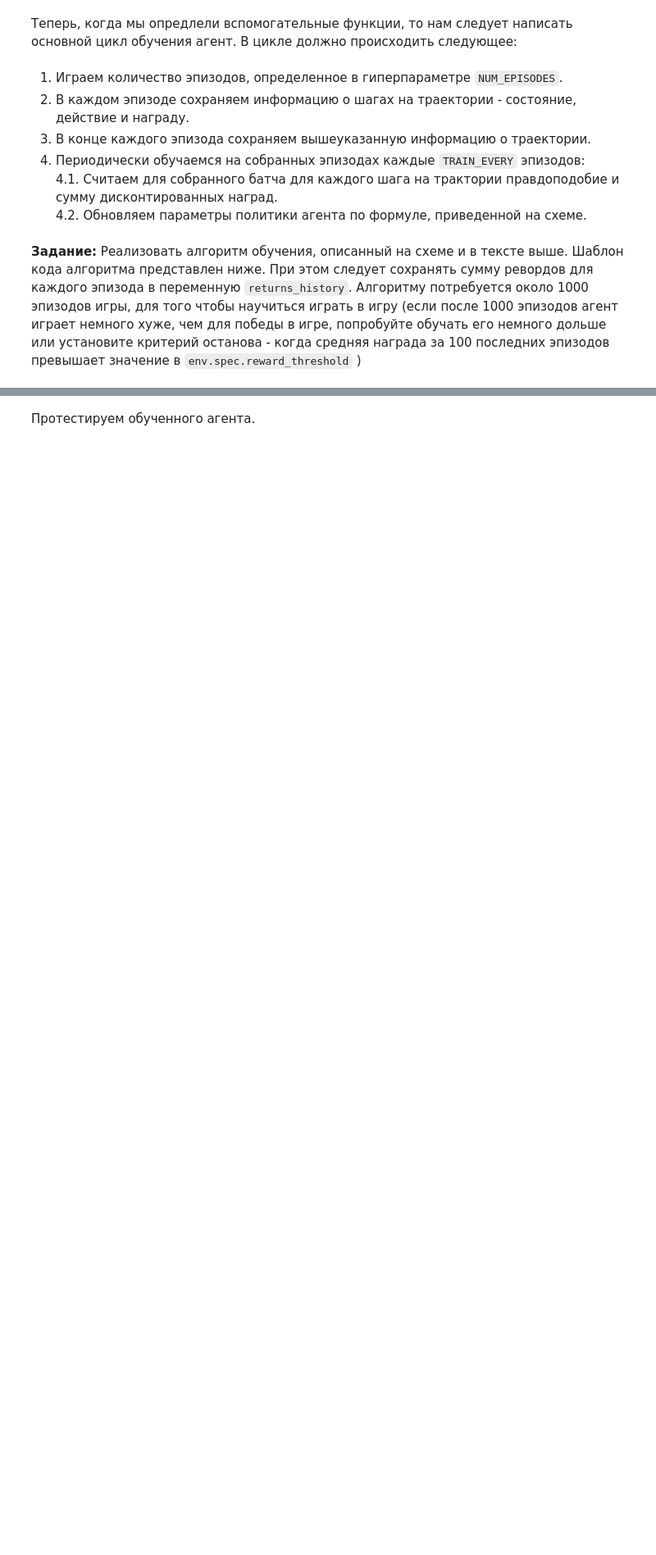
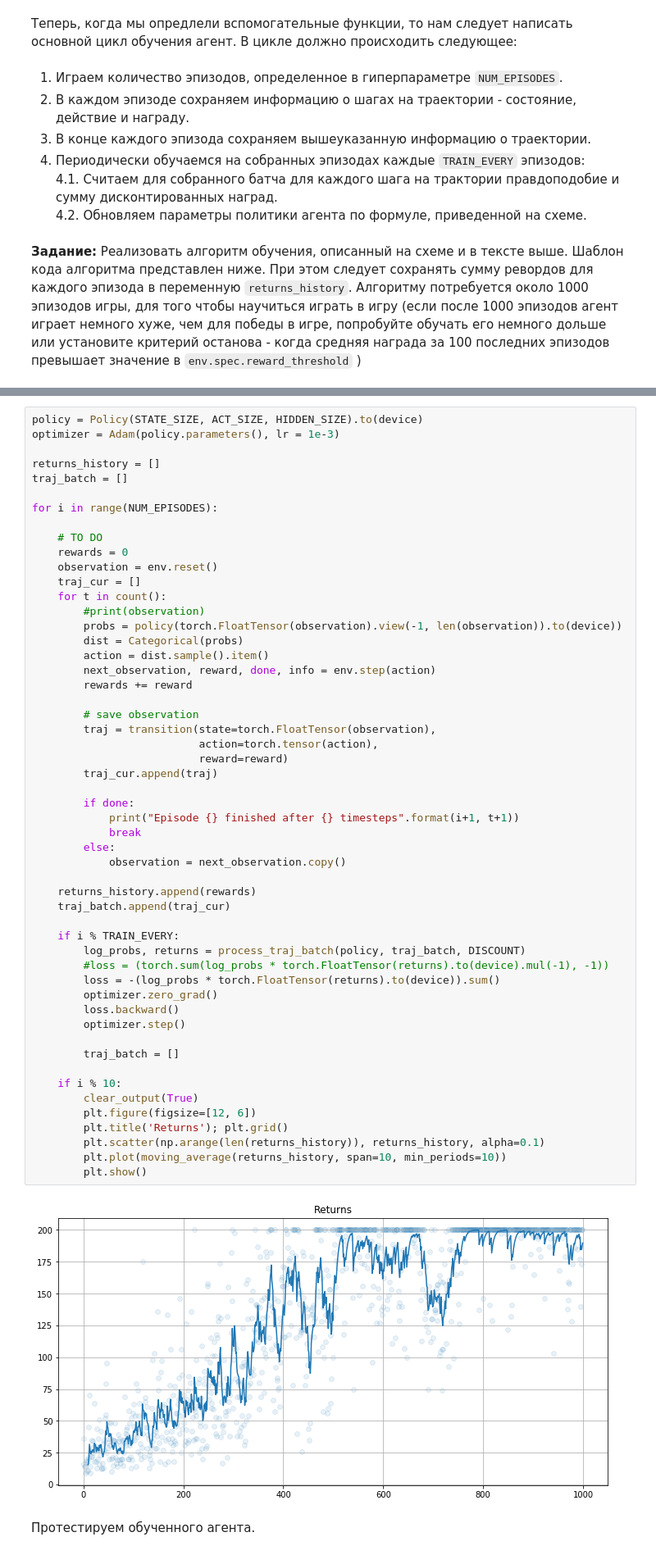
Before and after one commit to mike-chesnokov/dlcourse_ai, a Jupyter notebook: assignments/assignment7/REINFORCE.ipynb, the cells around one changed output, grey strips where cells are left out. Shown at 82% size. Saved outputs shown, nothing was run; the diff lists cells and outputs as text; blank space fills up the shorter version.

```diff
--- a/assignments/assignment7/REINFORCE.ipynb
+++ b/assignments/assignment7/REINFORCE.ipynb
@@ -324,2 +512,57 @@ for i in range(NUM_EPISODES):
+# %%
+policy = Policy(STATE_SIZE, ACT_SIZE, HIDDEN_SIZE).to(device)
+optimizer = Adam(policy.parameters(), lr = 1e-3)
+
+returns_history = []
+traj_batch = []
+
+for i in range(NUM_EPISODES):
+
+    # TO DO
+    rewards = 0
+    observation = env.reset()
+    traj_cur = []
+    for t in count():
+        #print(observation)
+        probs = policy(torch.FloatTensor(observation).view(-1, len(observation)).to(device))
+        dist = Categorical(probs)
+        action = dist.sample().item()
+        next_observation, reward, done, info = env.step(action)
+        rewards += reward
+
+        # save observation
+        traj = transition(state=torch.FloatTensor(observation),
+                          action=torch.tensor(action),
+                          reward=reward)
+        traj_cur.append(traj)
+
+        if done:
+            print("Episode {} finished after {} timesteps".format(i+1, t+1))
+            break
+        else:
+            observation = next_observation.copy()
+
+    returns_history.append(rewards)
+    traj_batch.append(traj_cur)
+
+    if i % TRAIN_EVERY:
+        log_probs, returns = process_traj_batch(policy, traj_batch, DISCOUNT)
+        #loss = (torch.sum(log_probs * torch.FloatTensor(returns).to(device).mul(-1), -1))
+        loss = -(log_probs * torch.FloatTensor(returns).to(device)).sum()
+        optimizer.zero_grad()
+        loss.backward()
+        optimizer.step()
+
+        traj_batch = []
+
+    if i % 10:
+        clear_output(True)
+        plt.figure(figsize=[12, 6])
+        plt.title('Returns'); plt.grid()
+        plt.scatter(np.arange(len(returns_history)), returns_history, alpha=0.1)
+        plt.plot(moving_average(returns_history, span=10, min_periods=10))
+        plt.show()
+# %% [output]
+[figure, added]
 # %% [markdown]
 Протестируем обученного агента.
```
Also changed, not shown: parts of 22 cells of this notebook, 1 other file.
